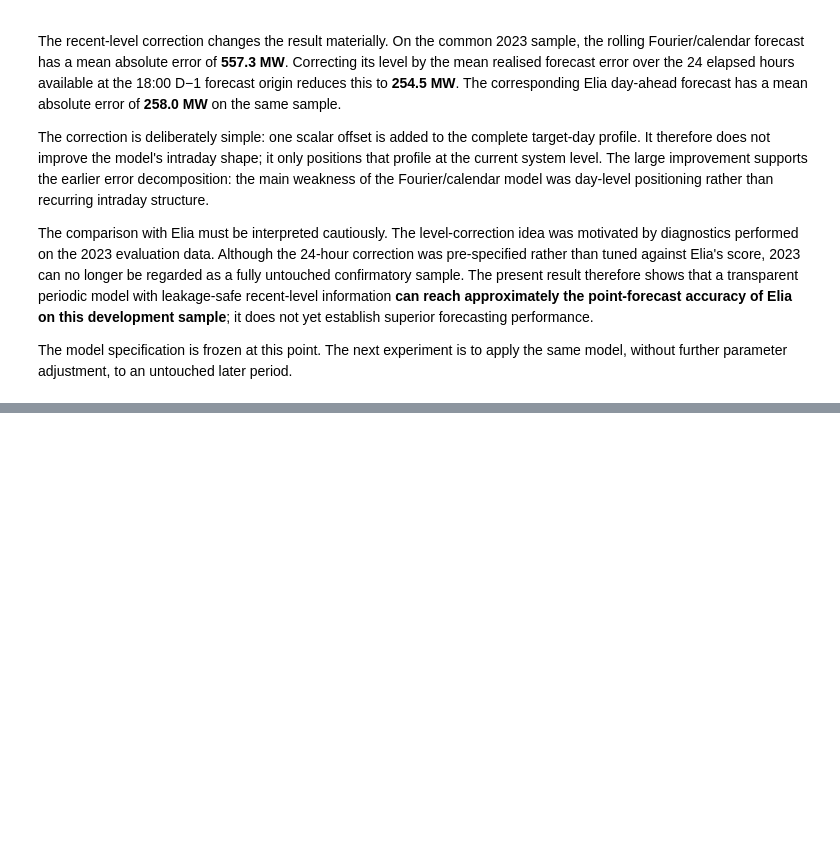
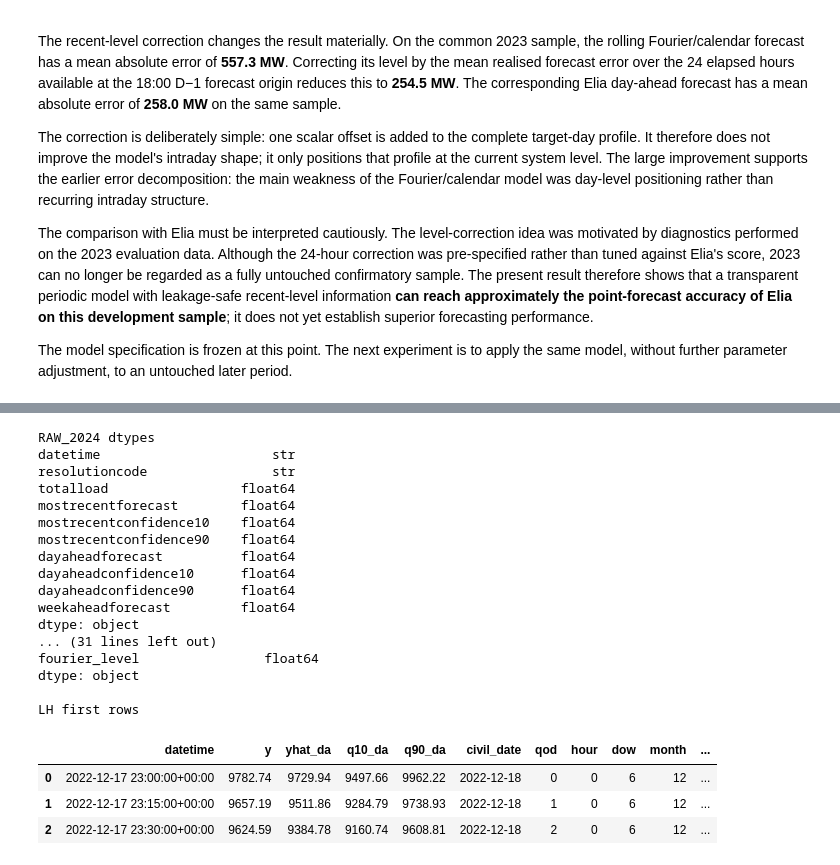
Before and after one commit to evrelegh/ElectricityLoadForecasting, a Jupyter notebook: notebooks/probabilistic_forecasting.ipynb, the cells around one changed output, grey strips where cells are left out. Drawn from its saved outputs; the diff is of its cells as text; code cells hidden in the pictures; blank space fills up the shorter version.

Commit message:
Add untouched 2024 forecast confirmation

```diff
--- a/notebooks/probabilistic_forecasting.ipynb
+++ b/notebooks/probabilistic_forecasting.ipynb
@@ -1329,0 +1369,18 @@ The model specification is frozen at this point. The next experiment is to apply
+# %%
+# ── Acquire frozen-model confirmation data ───────────────────────────────
+# Fetch enough pre-2024 history to initialise the unchanged 56-day rolling
+# model and to construct already-issued historical forecasts for the
+# recent-level correction.  No 2024 outcome is used for model selection.
+
+CONFIRM_START = "2023-10-01"
+CONFIRM_END   = "2025-01-02"
+
+RAW_2024 = cached_fetch(
+    "ods001",
+    CONFIRM_START,
+    CONFIRM_END,
+)
+
+print("rows:", len(RAW_2024))
+print("columns:")
+print(list(RAW_2024.columns))
@@ -1329,0 +1405,43 @@ The model specification is frozen at this point. The next experiment is to apply
+# %%
+# ── Inspect acquired data and existing analysis contract ─────────────────
+
+print("RAW_2024 dtypes")
+print(RAW_2024.dtypes)
+
+print("\nRAW datetime range")
+raw_dt = pd.to_datetime(RAW_2024["datetime"], utc=True)
+print(raw_dt.min(), "->", raw_dt.max())
+
+print("\nresolution codes")
+print(RAW_2024["resolutioncode"].value_counts(dropna=False))
+
+print("\nExisting LH columns")
+print(list(LH.columns))
+
+print("\nLH dtypes")
+print(LH.dtypes)
+
+print("\nLH first rows")
+display(LH.head(3))
+# %% [output]
+RAW_2024 dtypes
+datetime                      str
+resolutioncode                str
+totalload                 float64
+mostrecentforecast        float64
+mostrecentconfidence10    float64
+mostrecentconfidence90    float64
+dayaheadforecast          float64
+dayaheadconfidence10      float64
+dayaheadconfidence90      float64
+weekaheadforecast         float64
+dtype: object
+... (31 lines left out)
+fourier_level                float64
+dtype: object
+
+LH first rows
+|  | datetime | y | yhat_da | q10_da | q90_da | civil_date | qod | hour | dow | month | ... |
+| 0 | 2022-12-17 23:00:00+00:00 | 9782.74 | 9729.94 | 9497.66 | 9962.22 | 2022-12-18 | 0 | 0 | 6 | 12 | ... |
+| 1 | 2022-12-17 23:15:00+00:00 | 9657.19 | 9511.86 | 9284.79 | 9738.93 | 2022-12-18 | 1 | 0 | 6 | 12 | ... |
+| 2 | 2022-12-17 23:30:00+00:00 | 9624.59 | 9384.78 | 9160.74 | 9608.81 | 2022-12-18 | 2 | 0 | 6 | 12 | ... |
```
Also changed, not shown: parts of 11 cells of this notebook.
